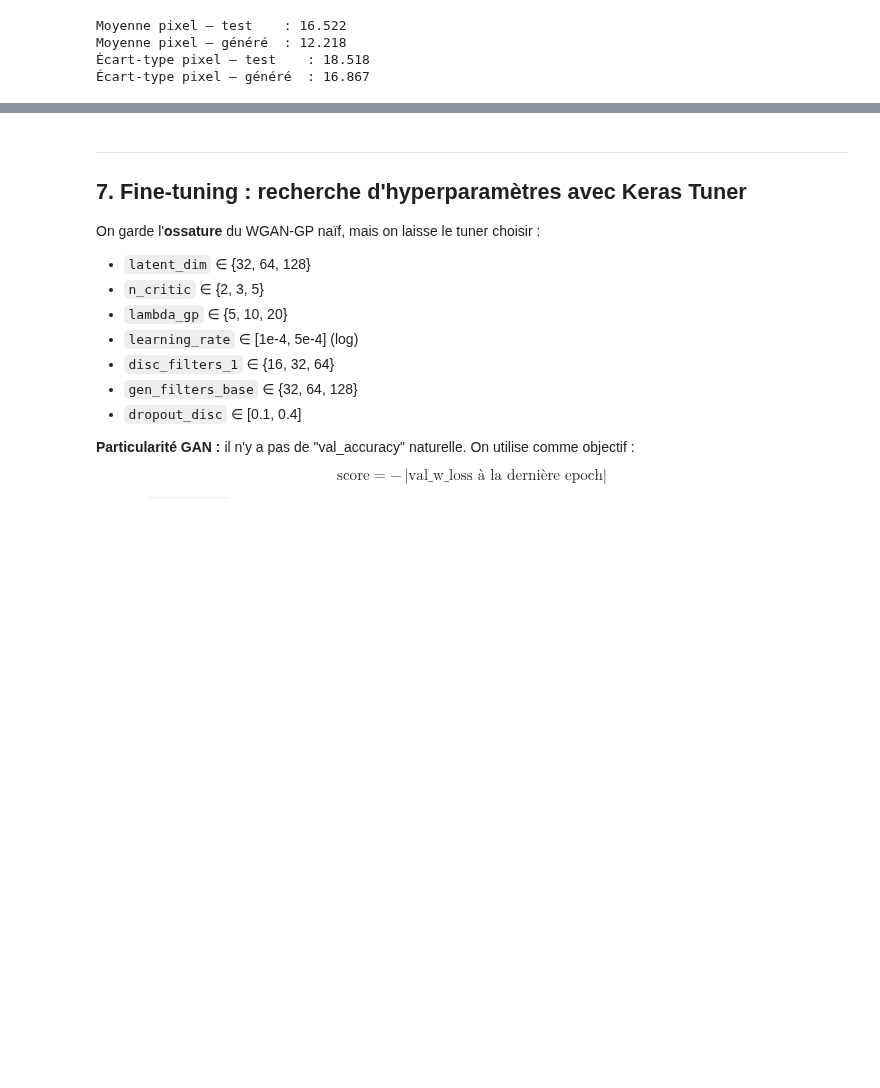
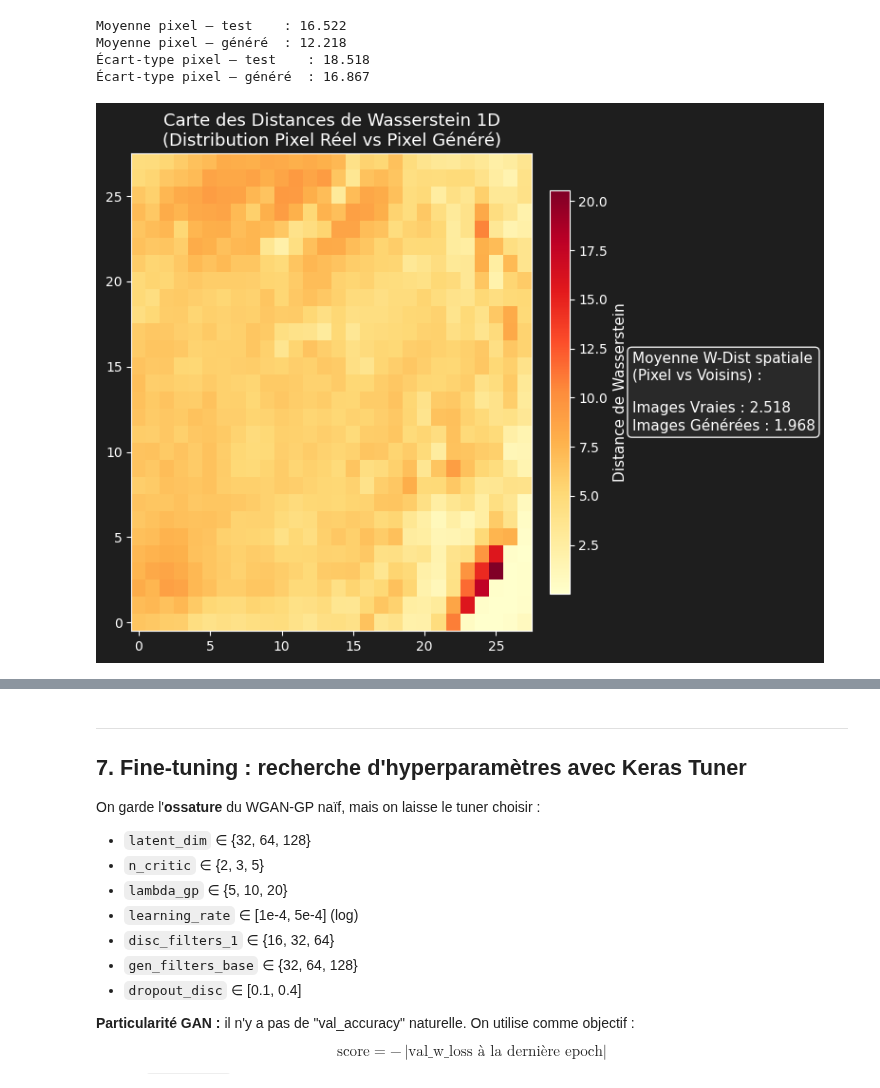
Before and after one commit to MatheoLeroyEnsae/gen-ai-fwi, a Jupyter notebook: notebooks/04-WGANGP-FWI.ipynb, the cells around one changed output, grey strips where cells are left out. Saved outputs shown, nothing was run; the diff lists cells and outputs as text; code cells hidden in the pictures; blank space fills up the shorter version.

```diff
--- a/notebooks/04-WGANGP-FWI.ipynb
+++ b/notebooks/04-WGANGP-FWI.ipynb
@@ -614,3 +614,87 @@ Moyenne pixel — test    : 16.522
 Moyenne pixel — généré  : 12.218
 Écart-type pixel — test    : 18.518
 Écart-type pixel — généré  : 16.867
+# %%
+
+from scipy.stats import wasserstein_distance
+
+# --- 1. Génération des données ---
+n_gen = max(500, len(x_test))
+z_big = tf.random.normal((n_gen, latent_dim))
+big_fake = gan.generator(z_big, training=False).numpy()  # (n_gen, 28, 28, 1)
+
+# Retour à l'échelle physique
+real_data = x_test[..., 0] * x_max
+fake_data = big_fake[..., 0] * x_max
+
+# --- 2. Calcul de la carte des Distances de Wasserstein (Vrai vs Faux) ---
+# wd_map[i, j] contiendra la distance de Wasserstein entre la distribution
+# réelle du pixel (i,j) et la distribution générée du pixel (i,j)
+wd_map = np.zeros((28, 28))
+for i in range(28):
+    for j in range(28):
+        wd_map[i, j] = wasserstein_distance(real_data[:, i, j], fake_data[:, i, j])
+
+# --- 3. Calcul de la W-Distance spatiale (Pixel vs ses voisins) ---
+def compute_spatial_w_dist(data):
+    """
+    Calcule la distance de Wasserstein moyenne entre un pixel et ses 8 voisins (fenêtre 3x3).
+    """
+    h, w = data.shape[1], data.shape[2]
+    total_dist = 0.0
+    count = 0
+
+    for i in range(h):
+        for j in range(w):
+            pixel_dist = data[:, i, j]
+            # Parcours des voisins (max 8 voisins par pixel)
+            for ni in range(max(0, i - 1), min(h, i + 2)):
+                for nj in range(max(0, j - 1), min(w, j + 2)):
+                    if ni == i and nj == j:
+                        continue # On ignore le pixel lui-même
+                    neighbor_dist = data[:, ni, nj]
+                    total_dist += wasserstein_distance(pixel_dist, neighbor_dist)
+                    count += 1
+
+    return total_dist / count if count > 0 else 0
+
+spatial_wd_real = compute_spatial_w_dist(real_data)
+spatial_wd_fake = compute_spatial_w_dist(fake_data)
+
+# --- 4. Affichage de la carte ---
+BG = "#1e1e1e"
+fig, ax = plt.subplots(1, 1, figsize=(8, 6), facecolor=BG)
+ax.set_facecolor(BG)
+
+# Plot de la carte (vous pouvez remettre extent=extent si vous avez défini les coordonnées)
+im = ax.imshow(wd_map, cmap="YlOrRd", origin="lower", aspect="auto")
+ax.set_title("Carte des Distances de Wasserstein 1D\n(Distribution Pixel Réel vs Pixel Généré)", color="white", fontsize=13)
+ax.tick_params(colors="white", labelsize=10)
+for s in ax.spines.values():
+    s.set_color("white")
+
+# Colorbar
+cbar = plt.colorbar(im, ax=ax, fraction=0.046, pad=0.04)
+cbar.ax.tick_params(colors="white", labelsize=10)
+cbar.outline.set_edgecolor("white")
+cbar.set_label("Distance de Wasserstein", color="white", fontsize=11)
+
+# --- 5. Ajout de la légende avec les distances spatiales ---
+legend_text = (
+    "Moyenne W-Dist spatiale\n(Pixel vs Voisins) :\n\n"
+    f"Images Vraies : {spatial_wd_real:.3f}\n"
+    f"Images Générées : {spatial_wd_fake:.3f}"
+)
+
+# Place le texte dans une boîte stylisée à côté de l'image
+props = dict(boxstyle='round', facecolor='#2b2b2b', alpha=0.9, edgecolor='white')
+ax.text(1.25, 0.5, legend_text, transform=ax.transAxes, fontsize=11,
+        verticalalignment='center', color='white', bbox=props)
+
+plt.tight_layout()
+plt.show()
+
+# Print scalaire classique en plus
+print(f"Distance Wasserstein globale moyenne sur la carte : {wd_map.mean():.3f}")
+# %% [output]
+[figure, added]
```
Also changed, not shown: parts of 10 cells of this notebook, 1 other file.
